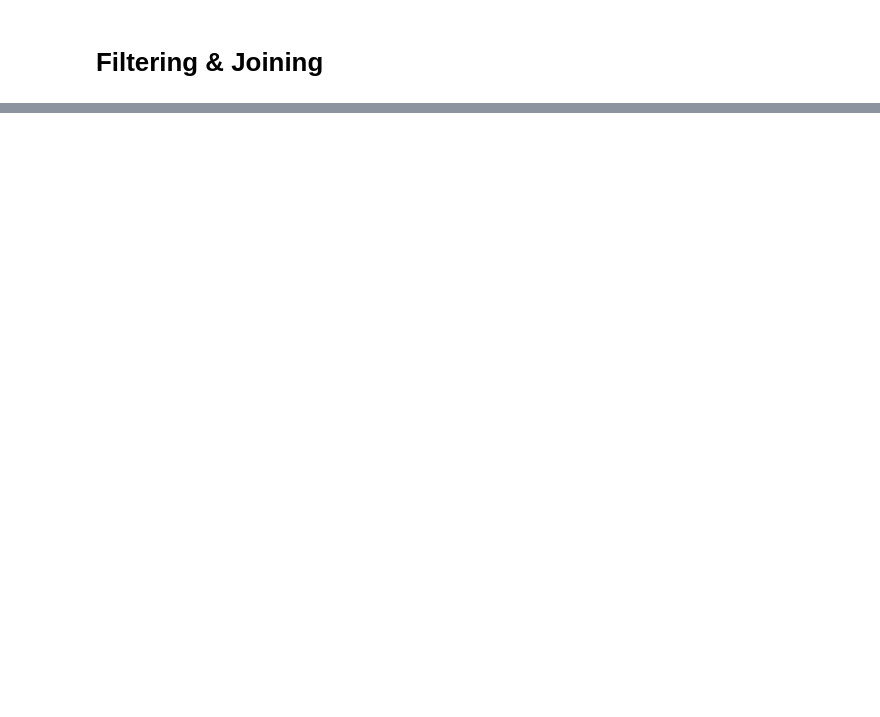
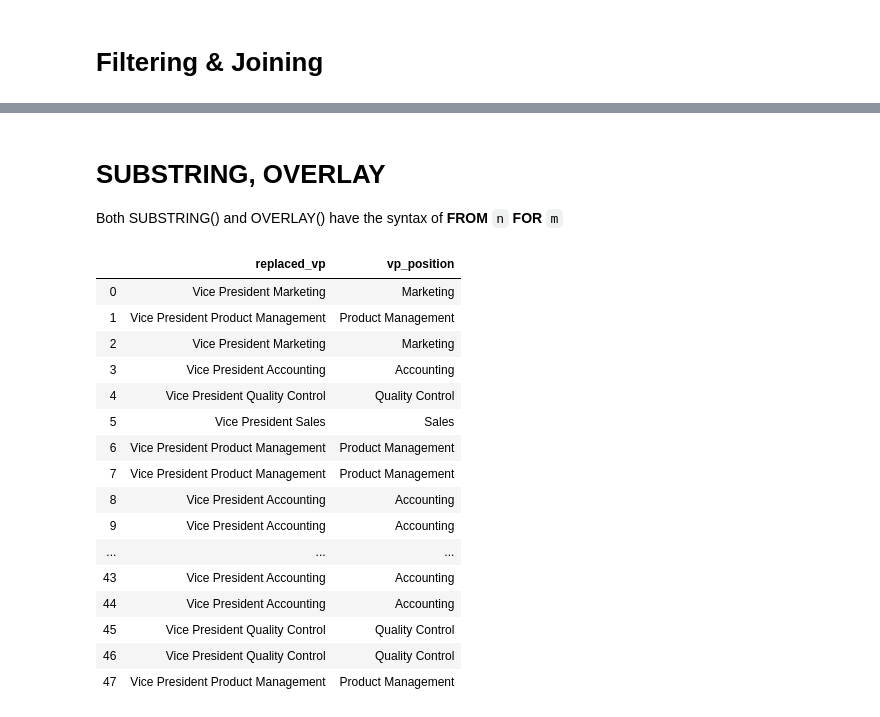
Before and after one commit to yasharmansouri/SQL-for-Data-Science, a Jupyter notebook: sql_for_data_science.ipynb, the cells around one changed output, grey strips where cells are left out. Saved outputs shown, nothing was run; the diff lists cells and outputs as text; code cells hidden in the pictures; blank space fills up the shorter version.

```diff
--- a/sql_for_data_science.ipynb
+++ b/sql_for_data_science.ipynb
@@ -286,0 +392,31 @@ pd.DataFrame(cur.fetchall(), columns=cols)
+# %% [markdown]
+# SUBSTRING, OVERLAY
+Both SUBSTRING() and OVERLAY() have the syntax of **FROM** `n` **FOR** `m`
+# %%
+cmd = """SELECT
+             OVERLAY(job_title PLACING 'Vice President ' FROM 1 FOR 3) replaced_vp,
+             SUBSTRING(job_title FROM 4) vp_position
+             FROM staff
+             WHERE job_title ILIKE '%VP%'
+             ORDER BY salary"""
+cur.execute(cmd)
+cols = [x[0] for x in cur.description]
+pd.DataFrame(cur.fetchall(), columns=cols)
+# %% [output]
+|  | replaced_vp | vp_position |
+| 0 | Vice President Marketing | Marketing |
+| 1 | Vice President Product Management | Product Management |
+| 2 | Vice President Marketing | Marketing |
+| 3 | Vice President Accounting | Accounting |
+| 4 | Vice President Quality Control | Quality Control |
+| 5 | Vice President Sales | Sales |
+| 6 | Vice President Product Management | Product Management |
+| 7 | Vice President Product Management | Product Management |
+| 8 | Vice President Accounting | Accounting |
+| 9 | Vice President Accounting | Accounting |
+| ... | ... | ... |
+| 43 | Vice President Accounting | Accounting |
+| 44 | Vice President Accounting | Accounting |
+| 45 | Vice President Quality Control | Quality Control |
+| 46 | Vice President Quality Control | Quality Control |
+| 47 | Vice President Product Management | Product Management |
```
Also changed, not shown: parts of 37 cells of this notebook.
